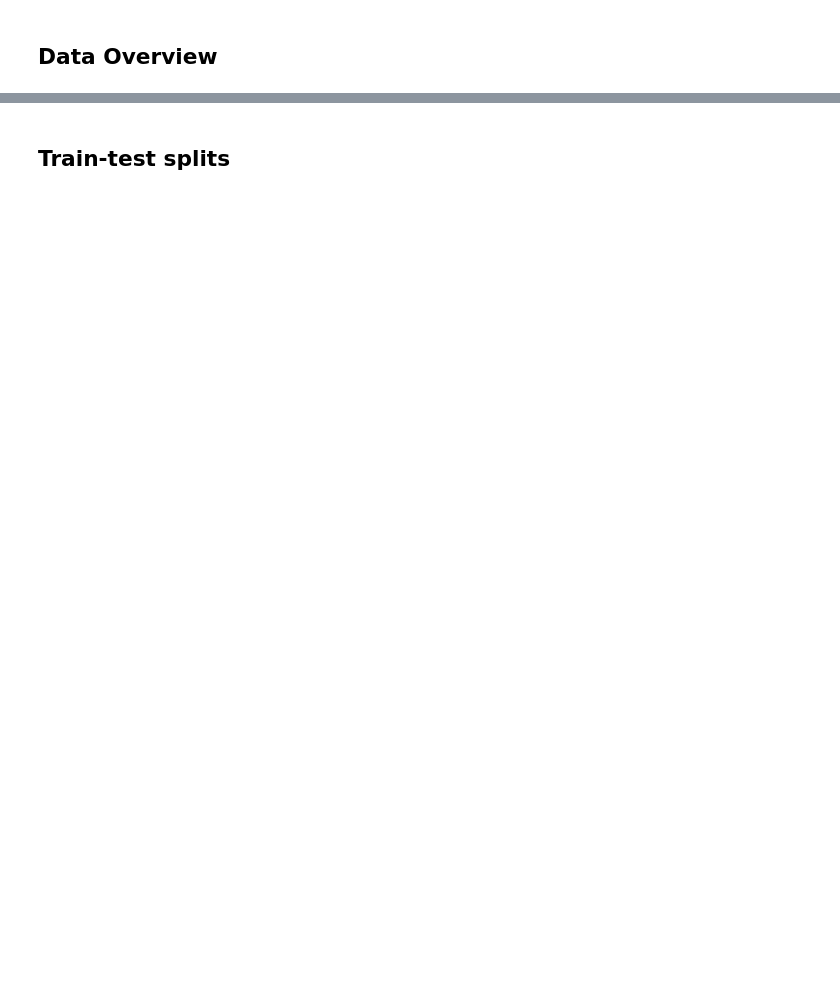
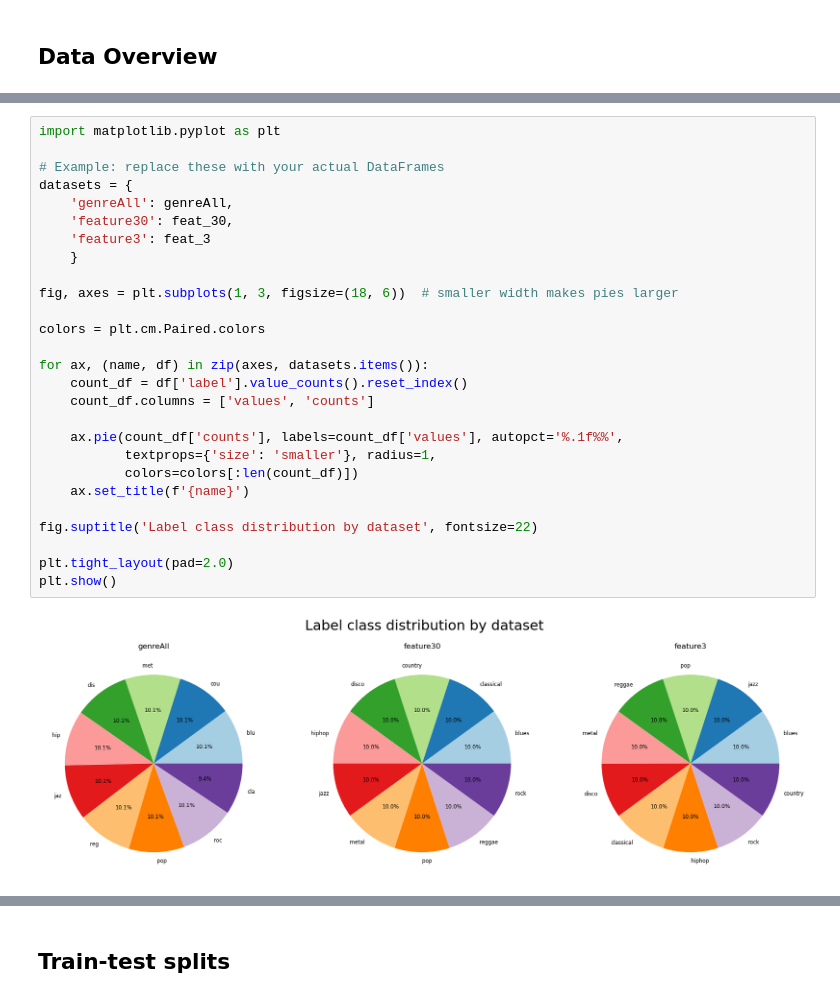
Before and after one commit to inesbroto/GenreClass_w_ML, a Jupyter notebook: Report.ipynb, the cells around one changed output, grey strips where cells are left out. Cells and saved outputs as stored; diff of their text form; blank space fills up the shorter version.

```diff
--- a/Report.ipynb
+++ b/Report.ipynb
@@ -75,3 +93,32 @@ Nbr of classes: 10
+# %%
+import matplotlib.pyplot as plt
+
+# Example: replace these with your actual DataFrames
+datasets = {
+    'genreAll': genreAll,
+    'feature30': feat_30,
+    'feature3': feat_3
+    }
+
+fig, axes = plt.subplots(1, 3, figsize=(18, 6))  # smaller width makes pies larger
+
+colors = plt.cm.Paired.colors
+
+for ax, (name, df) in zip(axes, datasets.items()):
+    count_df = df['label'].value_counts().reset_index()
+    count_df.columns = ['values', 'counts']
+
+    ax.pie(count_df['counts'], labels=count_df['values'], autopct='%.1f%%',
+           textprops={'size': 'smaller'}, radius=1,
+           colors=colors[:len(count_df)])
+    ax.set_title(f'{name}')
+
+fig.suptitle('Label class distribution by dataset', fontsize=22)
+
+plt.tight_layout(pad=2.0)
+plt.show()
+# %% [output]
+[figure, added]
 # %%
 
 #replace string-valued rows with integers
```
Also changed, not shown: parts of 36 cells of this notebook.
